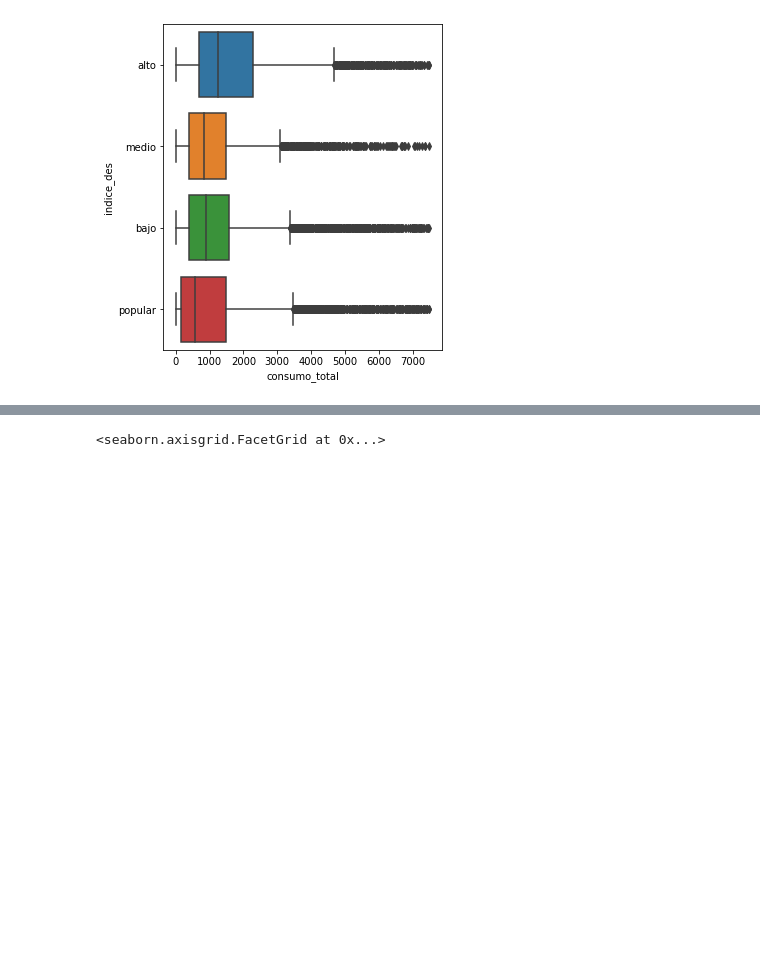
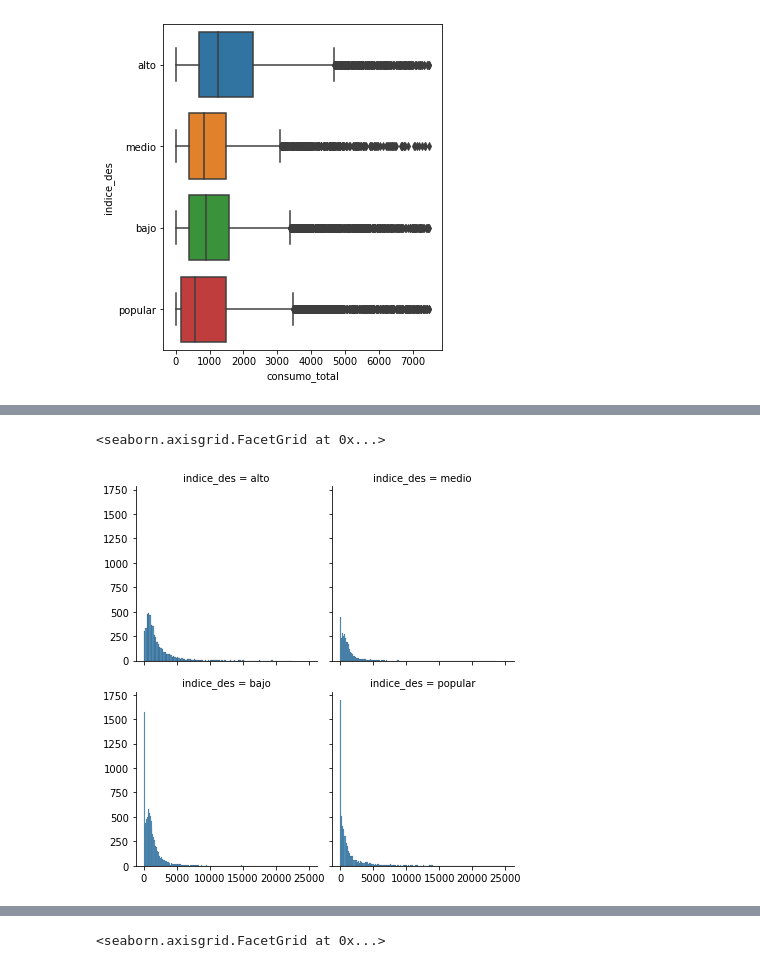
Before and after one commit to lechugaa/intro_ds_p1_consumo_agua, a Jupyter notebook: agua_profiling_expo.ipynb, the cells around one changed output, grey strips where cells are left out. Cells and saved outputs as stored; diff of their text form; code cells hidden in the pictures; blank space fills up the shorter version.

```diff
--- a/agua_profiling_expo.ipynb
+++ b/agua_profiling_expo.ipynb
@@ -865,0 +892,8 @@ sns.boxplot(x = "consumo_total", y = "indice_des",order = ['alto','medio','bajo'
+# %%
+b = sns.FacetGrid(data = data_consumo_total_mean[data_consumo_total_mean.consumo_total < 25000],
+                  col = "indice_des", col_wrap = 2, sharex = True, sharey = True, col_order = ['alto','medio', 'bajo','popular'])
+
+b.map_dataframe(sns.histplot, x = "consumo_total")
+# %% [output]
+<seaborn.axisgrid.FacetGrid at 0x...>
+[figure, added]
```
Also changed, not shown: parts of 29 cells of this notebook.
